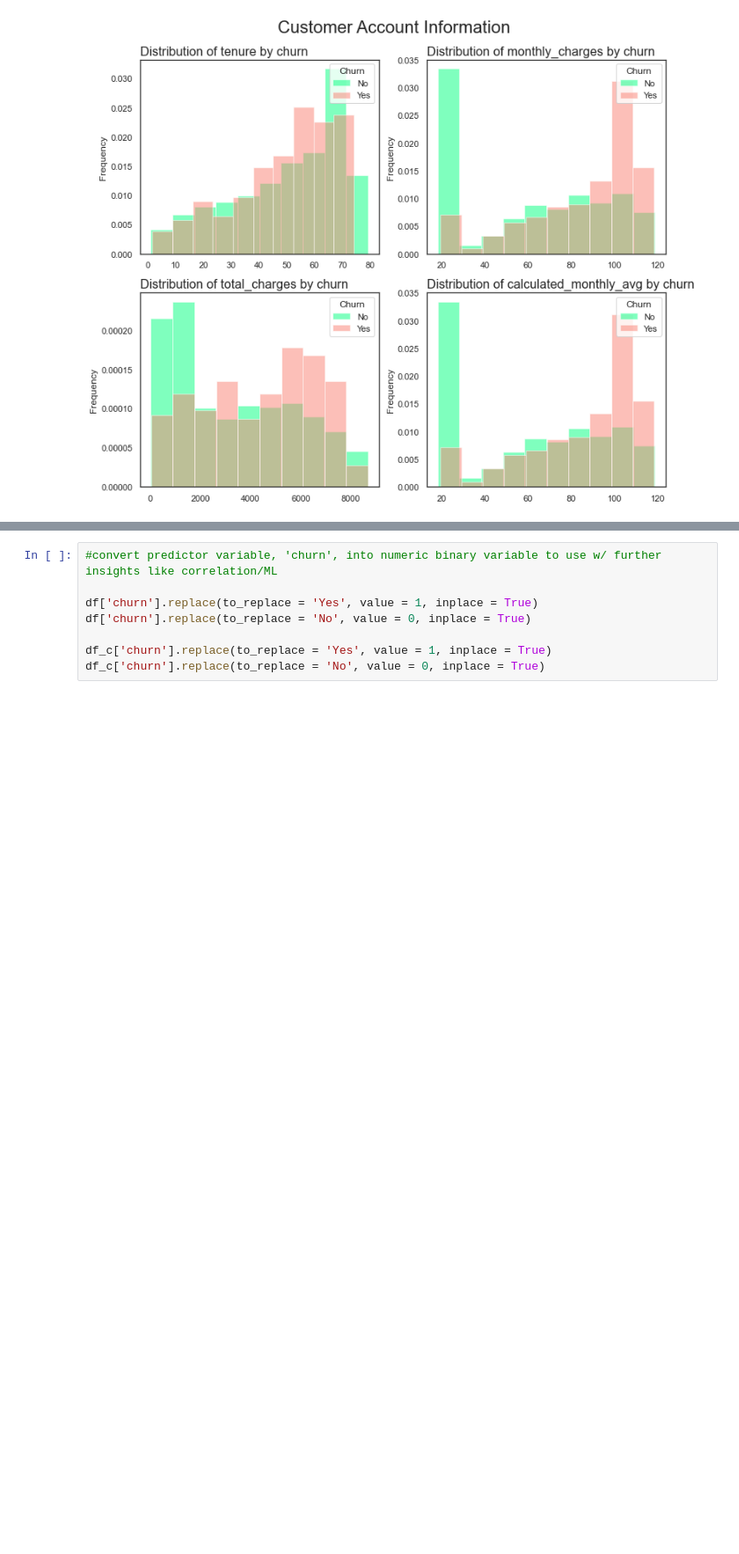
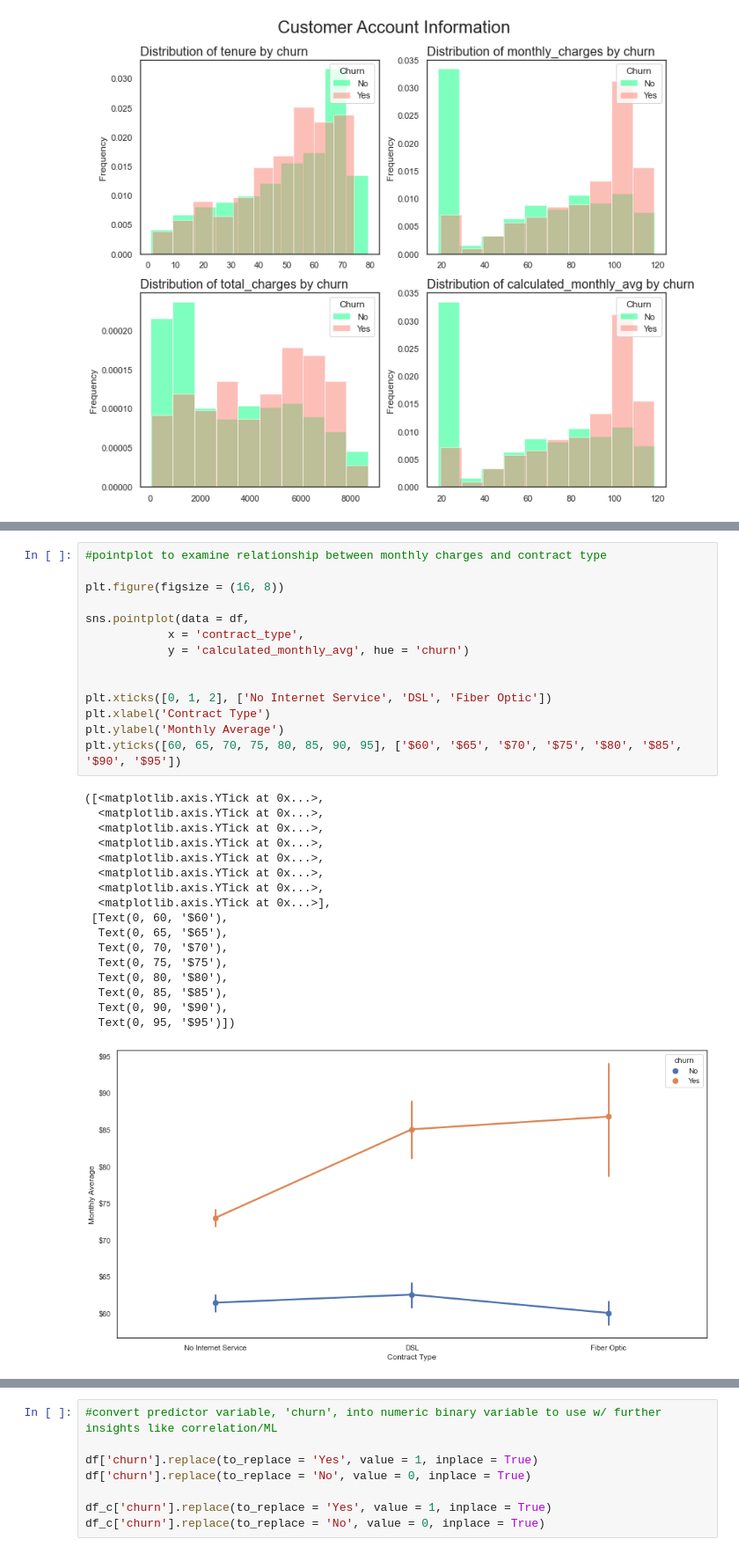
Before and after one commit to JulesMorris/numpy-pandas-visualization-exercises, a Jupyter notebook: refined_telco_2.ipynb, the cells around one changed output, grey strips where cells are left out. Shown at 88% size. Saved outputs shown, nothing was run; the diff lists cells and outputs as text; blank space fills up the shorter version.

```diff
--- a/refined_telco_2.ipynb
+++ b/refined_telco_2.ipynb
@@ -401,0 +439,32 @@ sns.catplot(data = df,
+# %%
+#pointplot to examine relationship between monthly charges and contract type
+
+plt.figure(figsize = (16, 8))
+
+sns.pointplot(data = df,
+            x = 'contract_type',
+            y = 'calculated_monthly_avg', hue = 'churn')
+
+
+plt.xticks([0, 1, 2], ['No Internet Service', 'DSL', 'Fiber Optic'])
+plt.xlabel('Contract Type')
+plt.ylabel('Monthly Average')
+plt.yticks([60, 65, 70, 75, 80, 85, 90, 95], ['$60', '$65', '$70', '$75', '$80', '$85', '$90', '$95'])
+# %% [output]
+([<matplotlib.axis.YTick at 0x...>,
+  <matplotlib.axis.YTick at 0x...>,
+  <matplotlib.axis.YTick at 0x...>,
+  <matplotlib.axis.YTick at 0x...>,
+  <matplotlib.axis.YTick at 0x...>,
+  <matplotlib.axis.YTick at 0x...>,
+  <matplotlib.axis.YTick at 0x...>,
+  <matplotlib.axis.YTick at 0x...>],
+ [Text(0, 60, '$60'),
+  Text(0, 65, '$65'),
+  Text(0, 70, '$70'),
+  Text(0, 75, '$75'),
+  Text(0, 80, '$80'),
+  Text(0, 85, '$85'),
+  Text(0, 90, '$90'),
+  Text(0, 95, '$95')])
+[figure, added]
```
Also changed, not shown: parts of 12 cells of this notebook.
